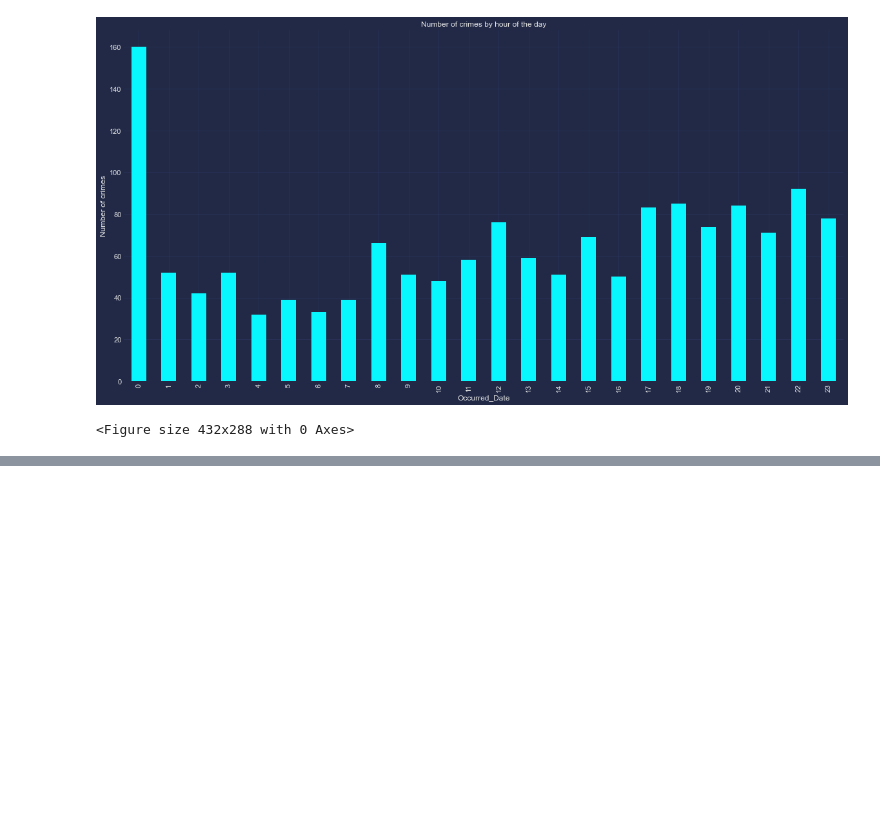
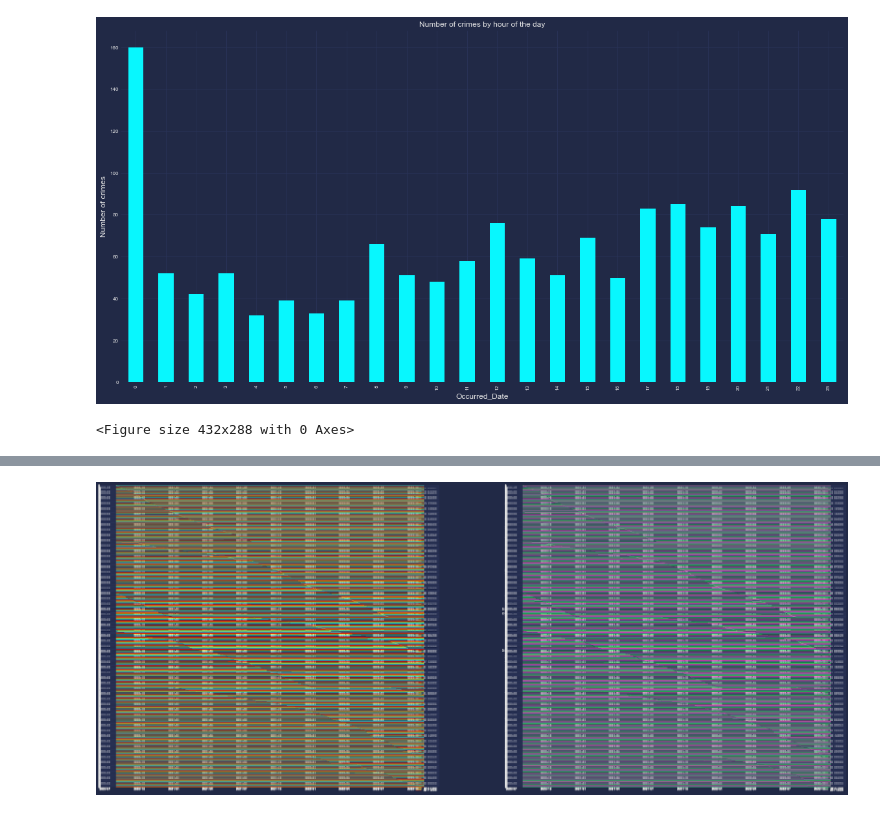
Before and after one commit to chrisolwell/MPLSCrime, a Jupyter notebook: bokeh_standish_time.ipynb, the cells around one changed output, grey strips where cells are left out. Drawn from its saved outputs; the diff is of its cells as text; code cells hidden in the pictures; blank space fills up the shorter version.

Commit message:
created more graphs, about reaching the end of my curiousity with this project.

```diff
--- a/bokeh_standish_time.ipynb
+++ b/bokeh_standish_time.ipynb
@@ -327,0 +334,8 @@ plt.savefig('crime_time_standish.png')
+# %%
+#Wow this took like two minutes to run and I have no idea what it's showing me!
+crimes_count_date = filtered_df.pivot_table('Occurred_Date', aggfunc=np.size, columns='Case_Number', index=filtered_df.index.date, fill_value=0)
+crimes_count_date.index = pd.DatetimeIndex(crimes_count_date.index)
+plot = crimes_count_date.rolling(365).sum().plot(figsize=(48, 20), subplots=True, layout=(-1, 2), sharex=False, sharey=False)
+plt.style.use(['seaborn-darkgrid'])
+# %% [output]
+[figure, added]
```
Also changed, not shown: parts of 4 cells of this notebook, 3 other files.
